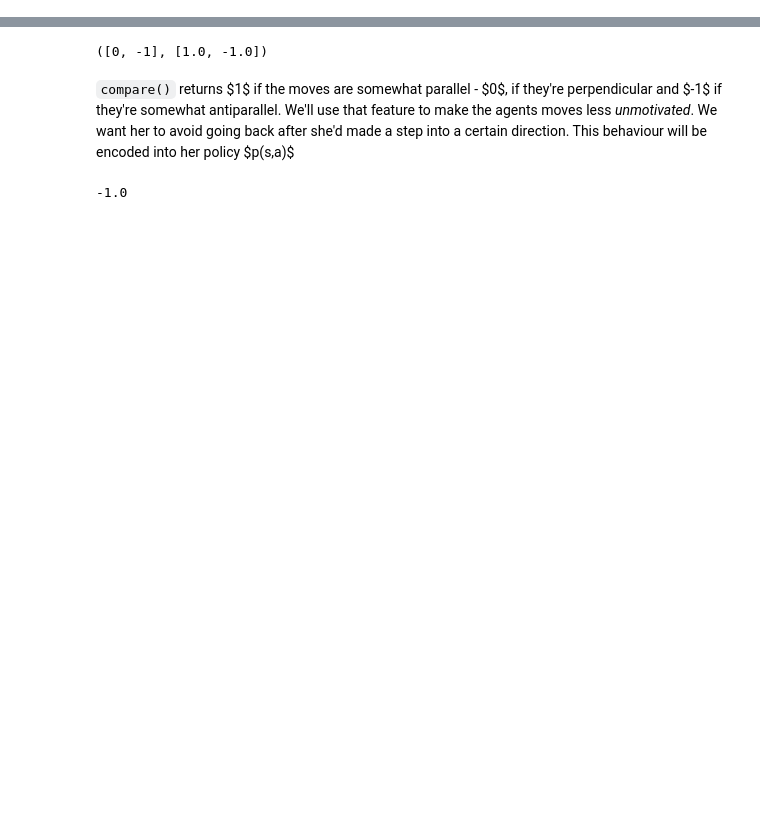
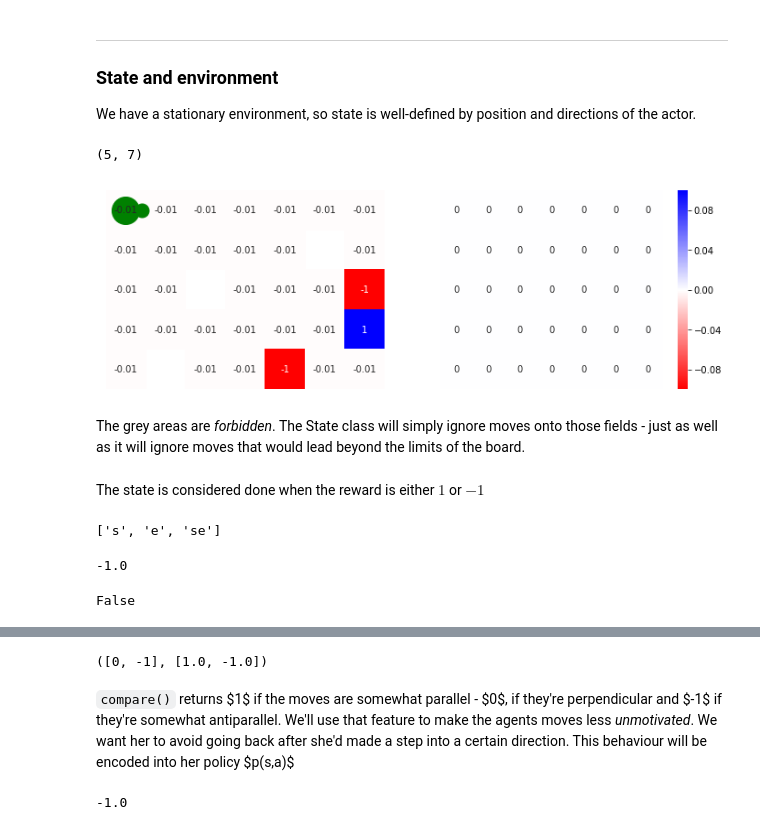
Before and after one commit to Project-Ellie/tutorials, a Jupyter notebook: other_stuff/RL_QLearning.ipynb, the cells around one changed output, grey strips where cells are left out. Saved outputs shown, nothing was run; the diff lists cells and outputs as text; code cells hidden in the pictures; blank space fills up the shorter version.

```diff
--- a/other_stuff/RL_QLearning.ipynb
+++ b/other_stuff/RL_QLearning.ipynb
@@ -12,0 +9,23 @@
+# %% [markdown]
+---
+
+### State and environment
+We have a stationary environment, so state is well-defined by position and directions of the actor.
+# %%
+class Board():
+    """
+    Just an intuitively indexed array
+    """
+    def __init__(self, array):
+        self.array = np.array(array)
+        self.width = np.shape(array)[1]
+        self.height = np.shape(array)[0]
+
+    def get(self, x,y):
+        return self.array[self.height-y-1][x]
+
+    def set(self, x,y,v):
+        self.array[self.height-y-1][x] = v
+
+    def __repr__(self):
+        return str(self.array)
@@ -12,0 +147,32 @@
+# %%
+board = np.array([[-0.01, -0.01, -0.01, -0.01, -0.01, -0.01, -0.01],
+       [-0.01, -0.01, -0.01, -0.01, -0.01, np.nan, -0.01],
+       [-0.01, -0.01, np.nan, -0.01, -0.01, -0.01, -1],
+       [-0.01, -0.01, -0.01, -0.01, -0.01, -0.01, 1],
+       [-0.01, np.nan, -0.01, -0.01, -1, -0.01, -0.01]])
+
+env = Environment(board)
+np.shape(board)
+# %% [output]
+(5, 7)
+# %%
+state = State1(env,  [0,4], [1, 0])
+state.show()
+# %% [output]
+[figure, added]
+# %% [markdown]
+The grey areas are *forbidden*. The State class will simply ignore moves onto those fields - just as well as it will ignore moves that would lead beyond the limits of the board.
+# %% [markdown]
+The state is considered done when the reward is either $1$ or $-1$
+# %%
+state.options()
+# %% [output]
+['s', 'e', 'se']
+# %%
+env.reward_at([6,2])
+# %% [output]
+-1.0
+# %%
+state.is_done()
+# %% [output]
+False
```
Also changed, not shown: parts of 33 cells of this notebook, 1 other file.
